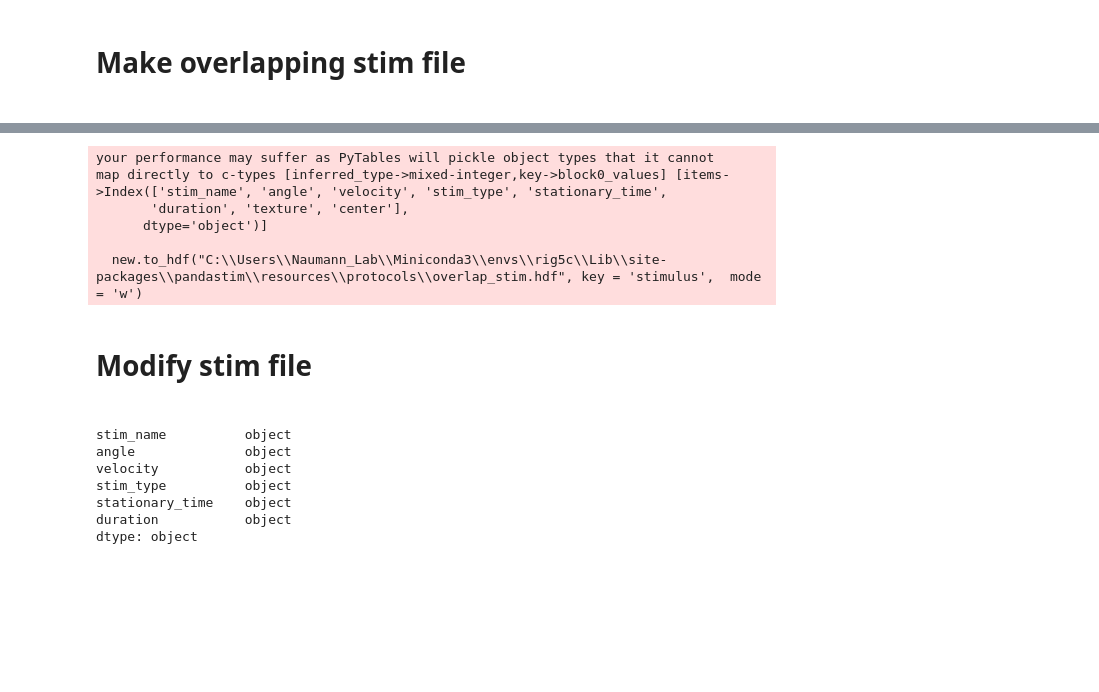
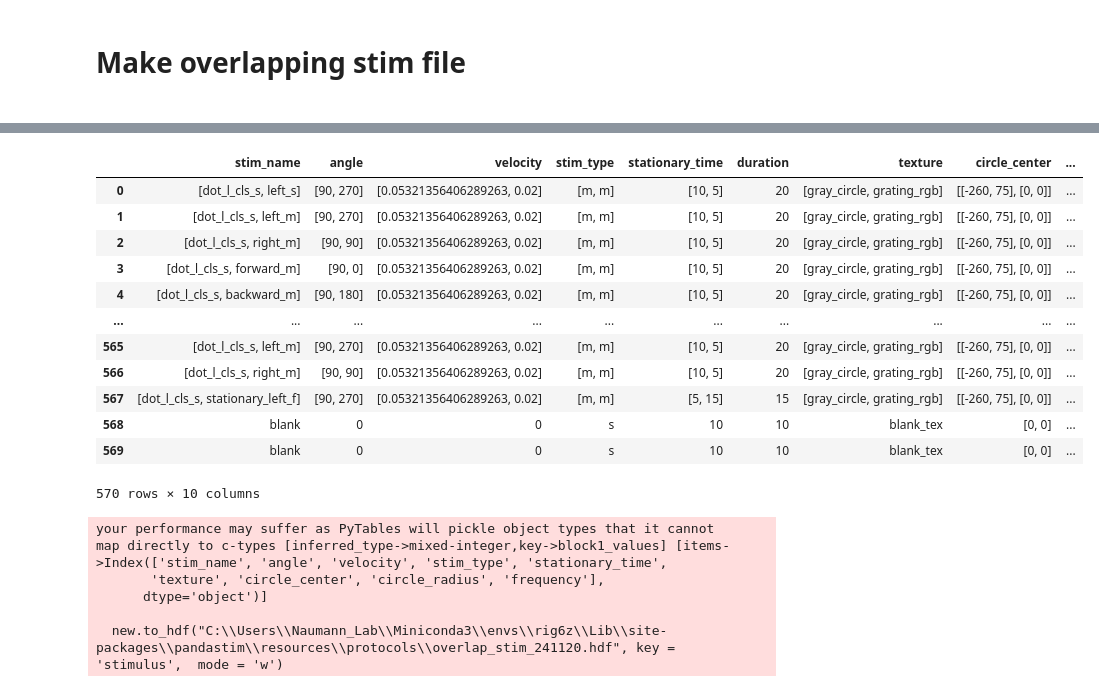
Before and after one commit to Naumann-Lab/pandastim, a Jupyter notebook: notebooks/protocol_lookup.ipynb, the cells around one changed output, grey strips where cells are left out. Cells and saved outputs as stored; diff of their text form; code cells hidden in the pictures; blank space fills up the shorter version.

```diff
--- a/notebooks/protocol_lookup.ipynb
+++ b/notebooks/protocol_lookup.ipynb
@@ -80,0 +143,5 @@ new
+# %%
+blank_df = dot_r_far_m = {'stim_name': ['blank'], 'angle': [0], 'velocity': [0],
+               'stim_type': ['s'], 'stationary_time': [10], 'duration': [10],
+                'texture': ['blank_tex'], 'circle_center': [[0, 0]], 'circle_radius': [0], 'frequency': [12]}
+blank_df = pd.DataFrame.from_dict(blank_df)
@@ -81,11 +252,58 @@ new
+# %%
+new = blank_df
+for wholefield_df in wholefield_dfs.iterrows():
+    wholefield_df = pd.Series(wholefield_df[1])
+    for dot_df in dot_dfs.iterrows():
+        dot_df = dot_df[1]
+        stationarywf_dot_df = {'stim_name': [[dot_df['stim_name'], 'stationary_'+wholefield_df['stim_name']]],
+              'angle': [[dot_df['angle'], wholefield_df['angle']]],
+              'velocity': [[dot_df['velocity'], wholefield_df['velocity']]],
+              'stim_type': [['m', 'm']],
+              'stationary_time': [[stationary_time, duration]],
+              'duration': [duration],
+                'texture': [[dot_df['texture'], wholefield_df['texture']]],
+                'circle_center': [[dot_df['circle_center'], wholefield_df['circle_center']]],
+                 'circle_radius': [[dot_df['circle_radius'], wholefield_df['circle_radius']]],
+                'frequency': [[dot_df['frequency'], wholefield_df['frequency']]]}
+        stationarywf_dot_df = pd.DataFrame.from_dict(stationarywf_dot_df)
+        wf_dot_df = {'stim_name': [[dot_df['stim_name'], wholefield_df['stim_name']]],
+              'angle': [[dot_df['angle'], wholefield_df['angle']]],
+              'velocity': [[dot_df['velocity'], wholefield_df['velocity']]],
+              'stim_type': [['m', 'm']],
+              'stationary_time': [[10, 5]],
+              'duration': [20],
+                'texture': [[dot_df['texture'], wholefield_df['texture']]],
+                'circle_center': [[dot_df['circle_center'], wholefield_df['circle_center']]],
+                 'circle_radius': [[dot_df['circle_radius'], wholefield_df['circle_radius']]],
+                     'frequency': [[dot_df['frequency'], wholefield_df['frequency']]]}
+        wf_dot_df = pd.DataFrame.from_dict(wf_dot_df)
+        if 'forward' in wholefield_df['stim_name'] or 'left' in wholefield_df['stim_name']:
+            new = pd.concat([new, stationarywf_dot_df, wf_dot_df], axis = 0).reset_index(drop = True)
+        else:
+            new = pd.concat([new, wf_dot_df], axis = 0).reset_index(drop = True)
+# %%
+new = new.sample(frac=30, replace=True, random_state=1).reset_index(drop = True)
+new
+# %% [output]
+|  | stim_name | angle | velocity | stim_type | stationary_time | duration | texture | circle_center | ... |
+| 0 | [dot_l_cls_s, left_s] | [90, 270] | [0.05321356406289263, 0.02] | [m, m] | [10, 5] | 20 | [gray_circle, grating_rgb] | [[-260, 75], [0, 0]] | ... |
+| 1 | [dot_l_cls_s, left_m] | [90, 270] | [0.05321356406289263, 0.02] | [m, m] | [10, 5] | 20 | [gray_circle, grating_rgb] | [[-260, 75], [0, 0]] | ... |
+| 2 | [dot_l_cls_s, right_m] | [90, 90] | [0.05321356406289263, 0.02] | [m, m] | [10, 5] | 20 | [gray_circle, grating_rgb] | [[-260, 75], [0, 0]] | ... |
+| 3 | [dot_l_cls_s, forward_m] | [90, 0] | [0.05321356406289263, 0.02] | [m, m] | [10, 5] | 20 | [gray_circle, grating_rgb] | [[-260, 75], [0, 0]] | ... |
+| 4 | [dot_l_cls_s, backward_m] | [90, 180] | [0.05321356406289263, 0.02] | [m, m] | [10, 5] | 20 | [gray_circle, grating_rgb] | [[-260, 75], [0, 0]] | ... |
+| ... | ... | ... | ... | ... | ... | ... | ... | ... | ... |
+| 565 | [dot_l_cls_s, left_m] | [90, 270] | [0.05321356406289263, 0.02] | [m, m] | [10, 5] | 20 | [gray_circle, grating_rgb] | [[-260, 75], [0, 0]] | ... |
+| 566 | [dot_l_cls_s, right_m] | [90, 90] | [0.05321356406289263, 0.02] | [m, m] | [10, 5] | 20 | [gray_circle, grating_rgb] | [[-260, 75], [0, 0]] | ... |
+| 567 | [dot_l_cls_s, stationary_left_f] | [90, 270] | [0.05321356406289263, 0.02] | [m, m] | [5, 15] | 15 | [gray_circle, grating_rgb] | [[-260, 75], [0, 0]] | ... |
+| 568 | blank | 0 | 0 | s | 10 | 10 | blank_tex | [0, 0] | ... |
+| 569 | blank | 0 | 0 | s | 10 | 10 | blank_tex | [0, 0] | ... |
+570 rows × 10 columns
 # %%
-new.to_hdf("C:\\Users\\Naumann_Lab\\Miniconda3\\envs\\rig5c\\Lib\\site-packages\\pandastim\\resources\\protocols\\overlap_stim.hdf", key = 'stimulus',  mode = 'w')
+new.to_hdf("C:\\Users\\Naumann_Lab\\Miniconda3\\envs\\rig6z\\Lib\\site-packages\\pandastim\\resources\\protocols\\overlap_stim_241120.hdf", key = 'stimulus',  mode = 'w')
 # %% [output]
 your performance may suffer as PyTables will pickle object types that it cannot
-map directly to c-types [inferred_type->mixed-integer,key->block0_values] [items->Index(['stim_name', 'angle', 'velocity', 'stim_type', 'stationary_time',
-       'duration', 'texture', 'center'],
+map directly to c-types [inferred_type->mixed-integer,key->block1_values] [items->Index(['stim_name', 'angle', 'velocity', 'stim_type', 'stationary_time',
+       'texture', 'circle_center', 'circle_radius', 'frequency'],
       dtype='object')]
 
-  new.to_hdf("C:\\Users\\Naumann_Lab\\Miniconda3\\envs\\rig5c\\Lib\\site-packages\\pandastim\\resources\\protocols\\overlap_stim.hdf", key = 'stimulus',  mode = 'w')
+  new.to_hdf("C:\\Users\\Naumann_Lab\\Miniconda3\\envs\\rig6z\\Lib\\site-packages\\pandastim\\resources\\protocols\\overlap_stim_241120.hdf", key = 'stimulus',  mode = 'w')
-# %% [markdown]
-<h1>Modify stim file<h1>
@@ -94,10 +309,0 @@ new = og[og['stim_name'].isin(['forward', 'left', 'right', 'backward'])].reset_i
-# %%
-new.dtypes
-# %% [output]
-stim_name          object
-angle              object
-velocity           object
-stim_type          object
-stationary_time    object
-duration           object
-dtype: object
```
Also changed, not shown: parts of 21 cells of this notebook.
